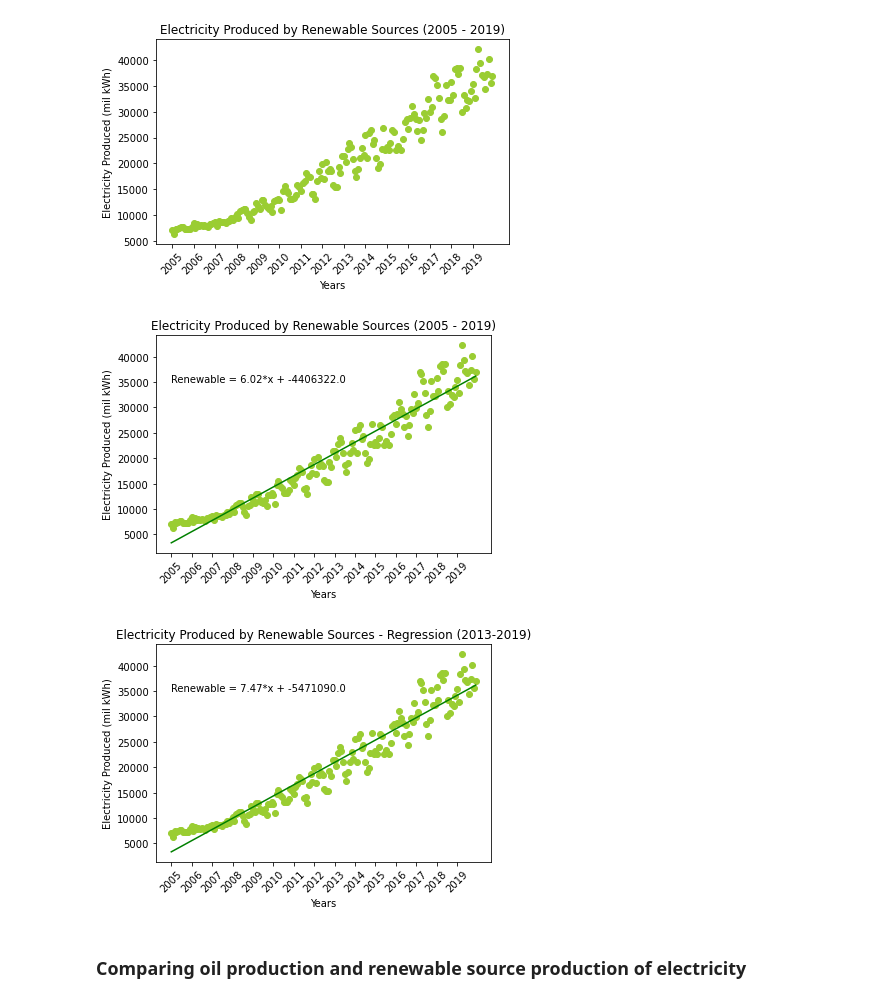
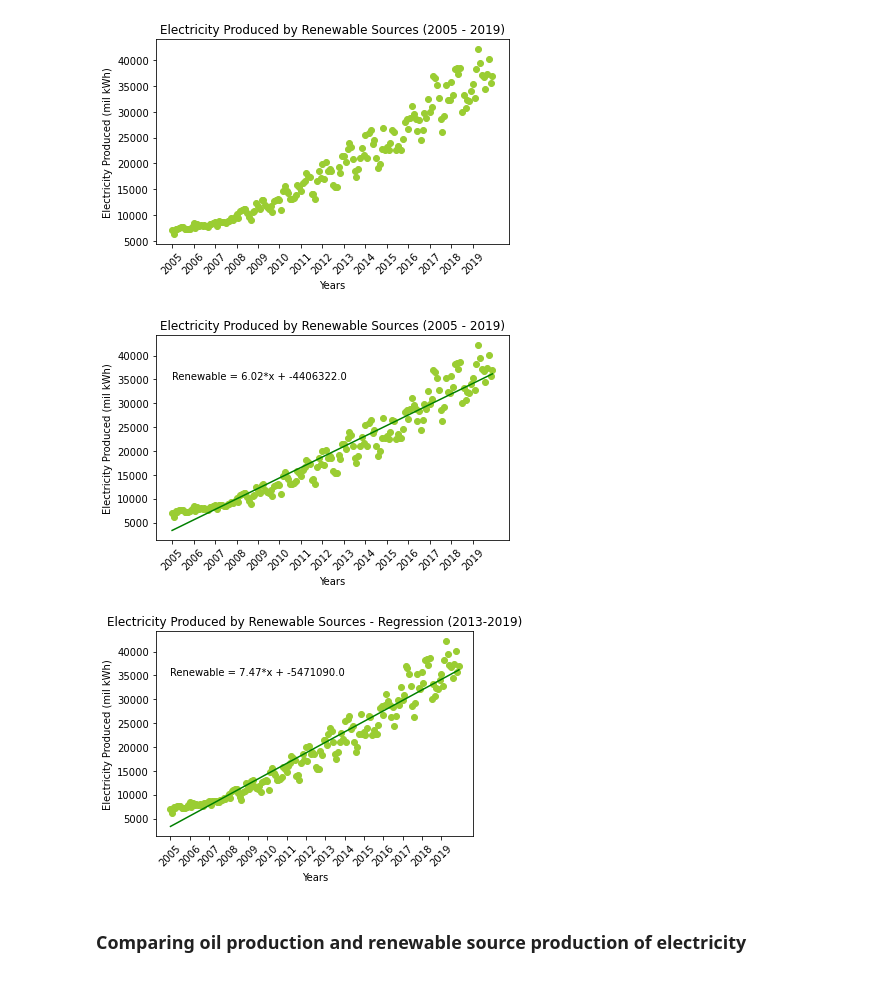
Before and after one commit to kk-deng/CanadaEnergyIE, a Jupyter notebook: Part 3.ipynb, the cells around one changed output. Cells and saved outputs as stored; diff of their text form; code cells hidden in the pictures.

Commit message:
part 3

```diff
--- a/Part 3.ipynb
+++ b/Part 3.ipynb
@@ -32,0 +15,8 @@ USD_impact = pd.read_csv(USD_impact_filepath)
+# %%
+#pulling in transformed files
+
+#renewable production vs. oil production over time
+data_filepath = "Transformed Data\Part 3.csv"
+data = pd.read_csv(data_filepath)
+
+data.head()
@@ -39,9 +36,9 @@ analyzing electricity production over 2005 to 2019, looking at the contribution
 # %%
 # major ticks for x-axis (by year)
 years = np.arange(2005, 2020, 1)
-ticks = np.arange(0, len(renewable_data["Date"]), 12)
+ticks = np.arange(0, len(data["Date"]), 12)
 
-plt.scatter(renewable_data["Date"], renewable_data["Total Renewable (mil kWh)"], color="yellowgreen")
+plt.scatter(data["Date"], data["Total Renewable (mil kWh)"], color="yellowgreen")
 plt.ylabel("Electricity Produced (mil kWh)")
 plt.xlabel("Years")
 plt.xticks(ticks, years, rotation=45)
@@ -53,23 +50,24 @@ plt.savefig("Plots\Question 5 - Time vs. Renewable.png")
 [figure]
 # %%
 # regression analysis
-renewable_oil["Date_ordinal"] = pd.to_datetime(renewable_oil["Date"]).apply(lambda date: date.toordinal())
+data["Date_ordinal"] = pd.to_datetime(data["Date"]).apply(lambda date: date.toordinal())
 
-r_slope, r_intercept, r_rvalue, r_pvalue, r_stderr = stats.linregress(renewable_oil["Date_ordinal"], renewable_oil["Total Renewable (mil kWh)"])
-regressed_renewable = renewable_oil["Date_ordinal"] * r_slope + r_intercept
+r_slope, r_intercept, r_rvalue, r_pvalue, r_stderr = stats.linregress(data["Date_ordinal"], data["Total Renewable (mil kWh)"])
+regressed_renewable = data["Date_ordinal"] * r_slope + r_intercept
 
 plt.annotate(f"Renewable = {round(r_slope,2)}*x + {round(r_intercept,0)}", (0,35000))
-plt.scatter(renewable_data["Date"], renewable_data["Total Renewable (mil kWh)"], color="yellowgreen")
-plt.plot(renewable_data["Date"], regressed_renewable, color="green")
+plt.scatter(data["Date"], data["Total Renewable (mil kWh)"], color="yellowgreen")
+plt.plot(data["Date"], regressed_renewable, color="green")
 plt.ylabel("Electricity Produced (mil kWh)")
 plt.xlabel("Years")
 plt.xticks(ticks, years, rotation=45)
 plt.title("Electricity Produced by Renewable Sources (2005 - 2019)")
 
+plt.tight_layout()
 
 plt.savefig("Plots\Question 5 - Time vs. Renewable (with Regression).png")
 # %% [output]
-[figure, old version]
+[figure, new version]
 # %%
 # regression analysis accounting from 2013 to 2019
 renewable_oil["Date_ordinal"] = pd.to_datetime(renewable_oil["Date"]).apply(lambda date: date.toordinal())
@@ -86,10 +84,11 @@ plt.xlabel("Years")
 plt.xticks(ticks, years, rotation=45)
 plt.title("Electricity Produced by Renewable Sources - Regression (2013-2019)")
 
+plt.tight_layout()
 
 plt.savefig("Plots\Question 5 - Time vs. Renewable (with Regression - 2013 to 2019).png")
 # %% [output]
-[figure, old version]
+[figure, new version]
 # %% [markdown]
 ### Comparing oil production and renewable source production of electricity
 # %%
```
Also changed, not shown: parts of 7 cells of this notebook, 8 other files.
